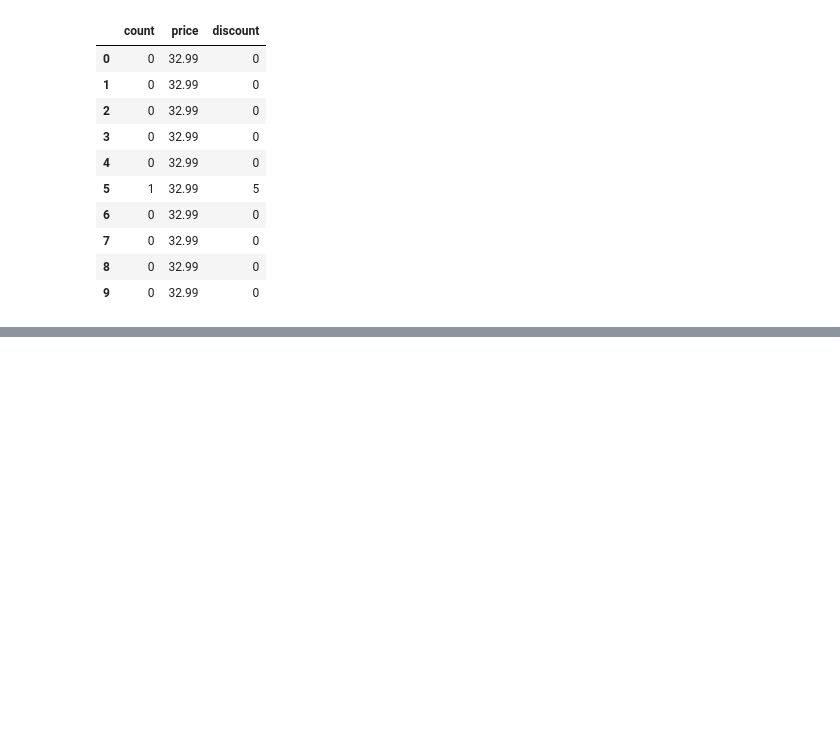
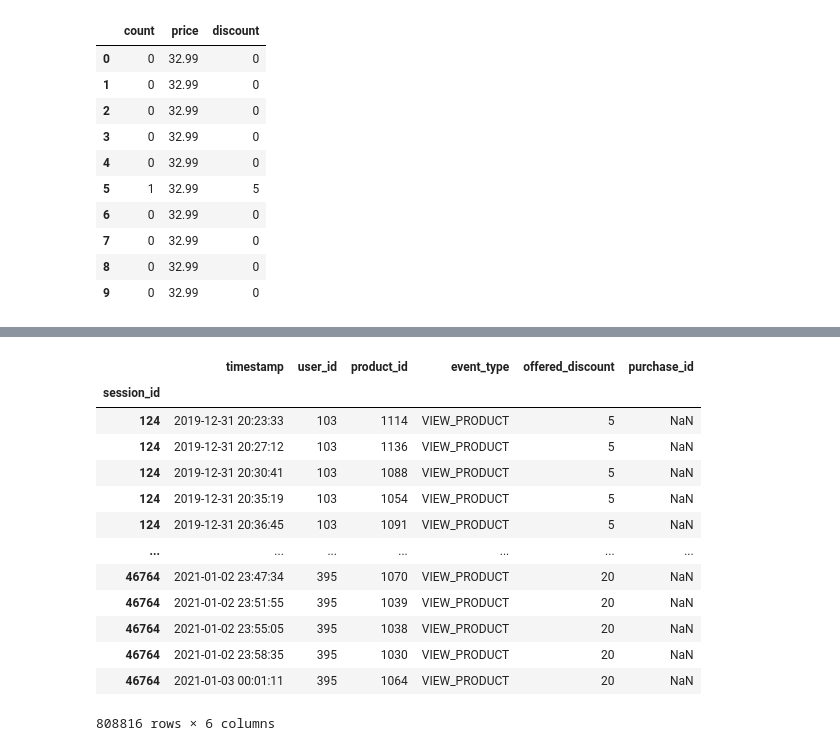
Before and after one commit to Rolkarolka/Delivery-optimization, a Jupyter notebook: notebooks/advanced_model.ipynb, the cells around one changed output, grey strips where cells are left out. Cells and saved outputs as stored; diff of their text form; code cells hidden in the pictures; blank space fills up the shorter version.

```diff
--- a/notebooks/advanced_model.ipynb
+++ b/notebooks/advanced_model.ipynb
@@ -187,0 +550,22 @@ See the caveats in the documentation: https://pandas.pydata.org/pandas-docs/stab
+# %%
+
+sessions_df = pd.read_json("./../data/raw/sessions.jsonl", lines=True)
+sessions_df.set_index('session_id', inplace=True)
+viewed = sessions_df[(sessions_df['event_type'] == "VIEW_PRODUCT")]
+# %%
+viewed
+# %% [output]
+|  | timestamp | user_id | product_id | event_type | offered_discount | purchase_id |
+| session_id |  |  |  |  |  |  |
+| 124 | 2019-12-31 20:23:33 | 103 | 1114 | VIEW_PRODUCT | 5 | NaN |
+| 124 | 2019-12-31 20:27:12 | 103 | 1136 | VIEW_PRODUCT | 5 | NaN |
+| 124 | 2019-12-31 20:30:41 | 103 | 1088 | VIEW_PRODUCT | 5 | NaN |
+| 124 | 2019-12-31 20:35:19 | 103 | 1054 | VIEW_PRODUCT | 5 | NaN |
+| 124 | 2019-12-31 20:36:45 | 103 | 1091 | VIEW_PRODUCT | 5 | NaN |
+| ... | ... | ... | ... | ... | ... | ... |
+| 46764 | 2021-01-02 23:47:34 | 395 | 1070 | VIEW_PRODUCT | 20 | NaN |
+| 46764 | 2021-01-02 23:51:55 | 395 | 1039 | VIEW_PRODUCT | 20 | NaN |
+| 46764 | 2021-01-02 23:55:05 | 395 | 1038 | VIEW_PRODUCT | 20 | NaN |
+| 46764 | 2021-01-02 23:58:35 | 395 | 1030 | VIEW_PRODUCT | 20 | NaN |
+| 46764 | 2021-01-03 00:01:11 | 395 | 1064 | VIEW_PRODUCT | 20 | NaN |
+808816 rows × 6 columns
```
Also changed, not shown: parts of 35 cells of this notebook.
